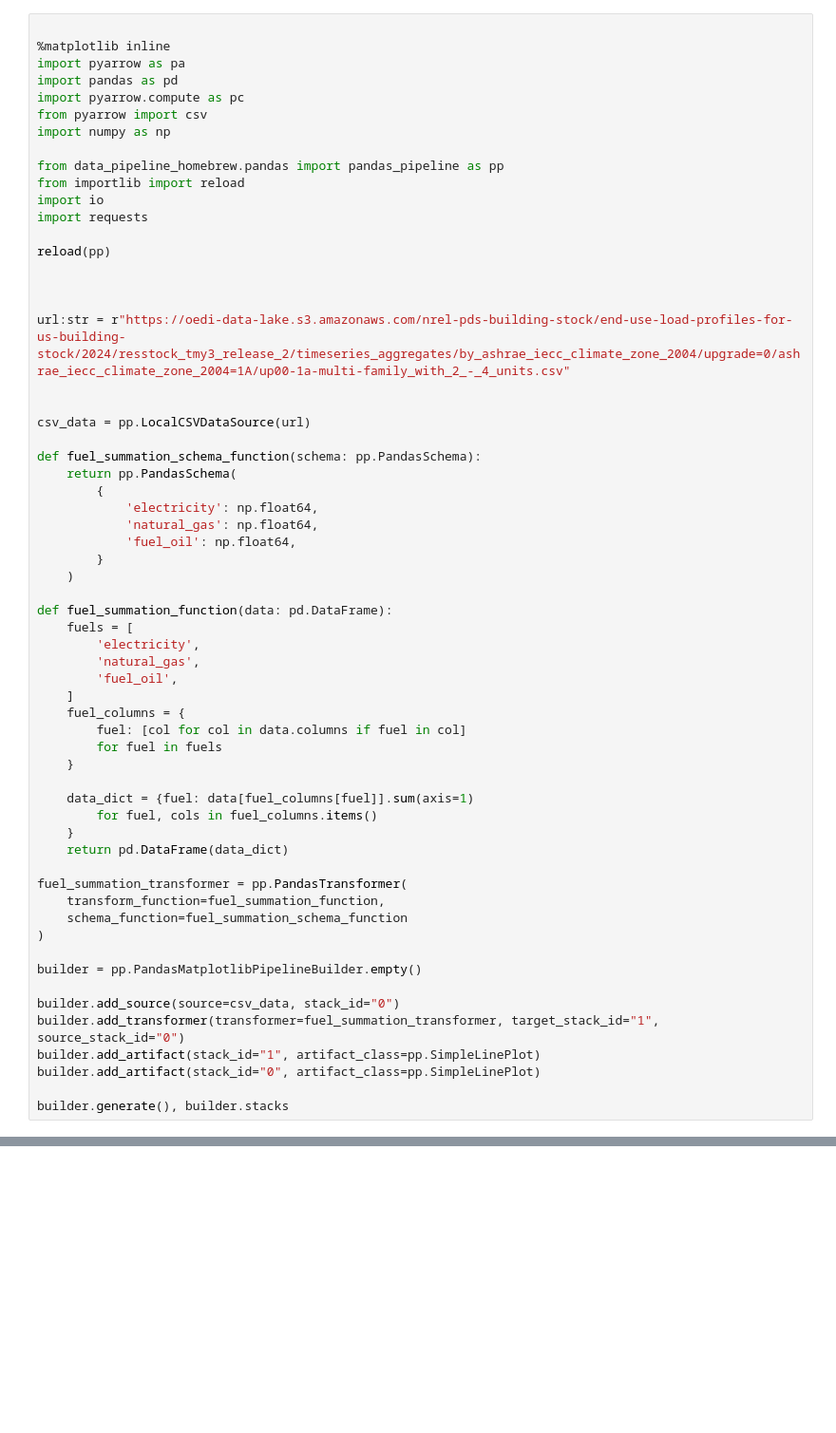
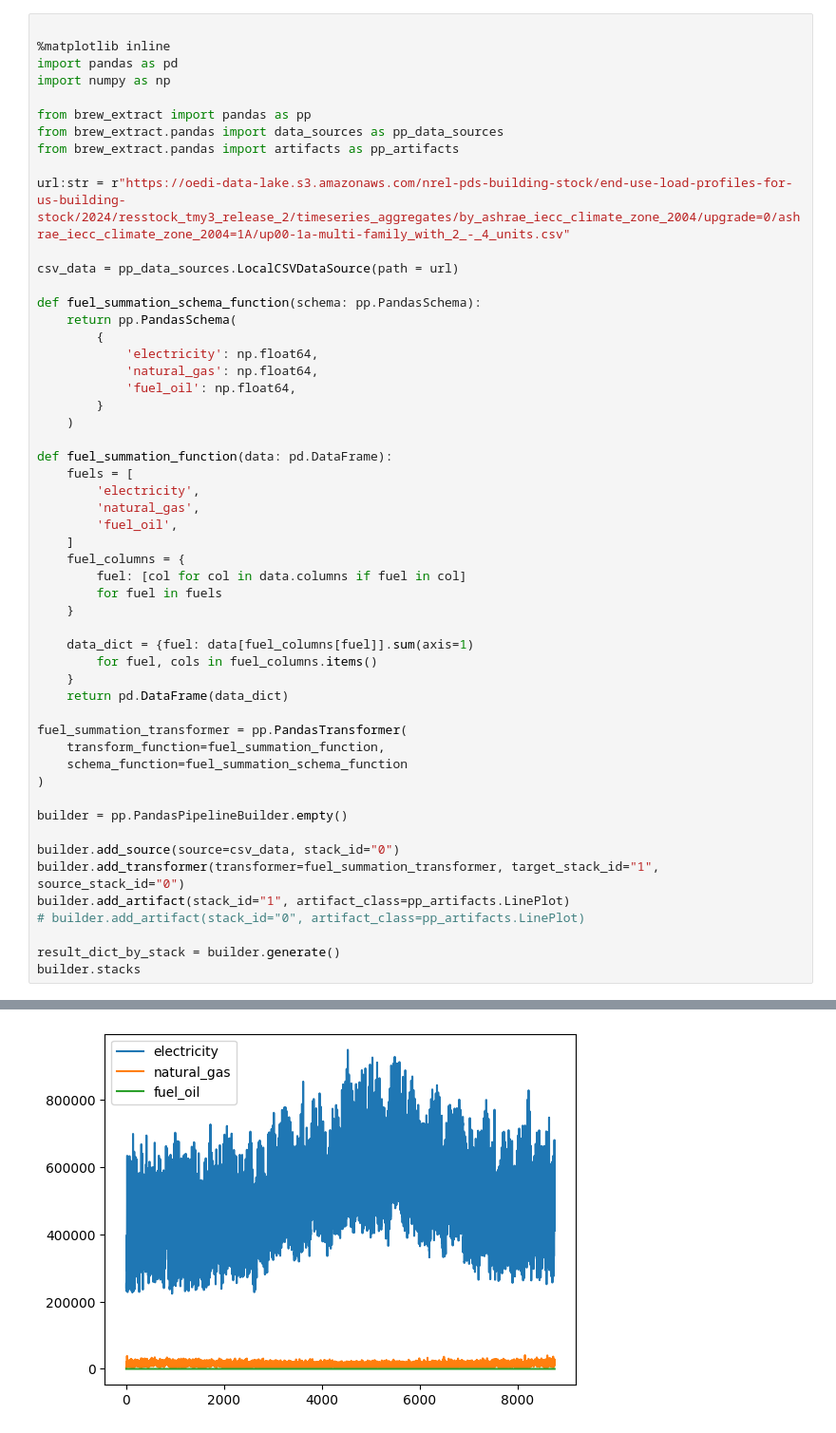
Before and after one commit to dyami0123/brew_extract, a Jupyter notebook: testing.ipynb, the cells around one changed output, grey strips where cells are left out. Shown: that part at 95% size. Cells and saved outputs as stored; diff of their text form; blank space fills up the shorter version.

```diff
--- a/testing.ipynb
+++ b/testing.ipynb
@@ -1,25 +1,16 @@
 # %%
 
 %matplotlib inline
-import pyarrow as pa
 import pandas as pd
-import pyarrow.compute as pc
-from pyarrow import csv
 import numpy as np
 
-from data_pipeline_homebrew.pandas import pandas_pipeline as pp
-from importlib import reload
-import io
-import requests
-
-reload(pp)
-
-
+from brew_extract import pandas as pp
+from brew_extract.pandas import data_sources as pp_data_sources
+from brew_extract.pandas import artifacts as pp_artifacts
 
 url:str = r"https://oedi-data-lake.s3.amazonaws.com/nrel-pds-building-stock/end-use-load-profiles-for-us-building-stock/2024/resstock_tmy3_release_2/timeseries_aggregates/by_ashrae_iecc_climate_zone_2004/upgrade=0/ashrae_iecc_climate_zone_2004=1A/up00-1a-multi-family_with_2_-_4_units.csv"
 
-
-csv_data = pp.LocalCSVDataSource(url)
+csv_data = pp_data_sources.LocalCSVDataSource(path = url)
 
 def fuel_summation_schema_function(schema: pp.PandasSchema):
     return pp.PandasSchema(
@@ -51,11 +42,13 @@ fuel_summation_transformer = pp.PandasTransformer(
     schema_function=fuel_summation_schema_function
 )
 
-builder = pp.PandasMatplotlibPipelineBuilder.empty()
+builder = pp.PandasPipelineBuilder.empty()
 
 builder.add_source(source=csv_data, stack_id="0")
 builder.add_transformer(transformer=fuel_summation_transformer, target_stack_id="1", source_stack_id="0")
-builder.add_artifact(stack_id="1", artifact_class=pp.SimpleLinePlot)
-builder.add_artifact(stack_id="0", artifact_class=pp.SimpleLinePlot)
+builder.add_artifact(stack_id="1", artifact_class=pp_artifacts.LinePlot)
+# builder.add_artifact(stack_id="0", artifact_class=pp_artifacts.LinePlot)
 
-builder.generate(), builder.stacks
+result_dict_by_stack = builder.generate()
+builder.stacks
+# %% [output]
@@ -61,0 +57 @@ builder.generate(), builder.stacks
+[figure, added]
```
Also changed, not shown: parts of 5 cells of this notebook, 19 other files.
